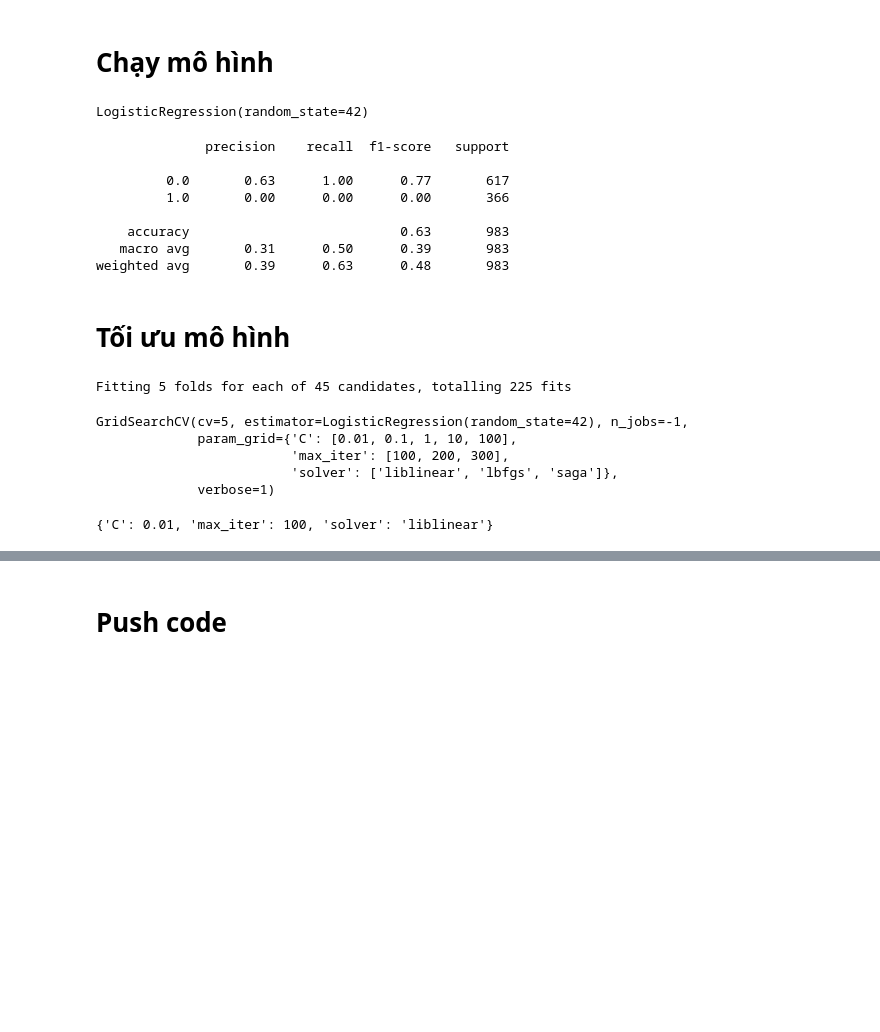
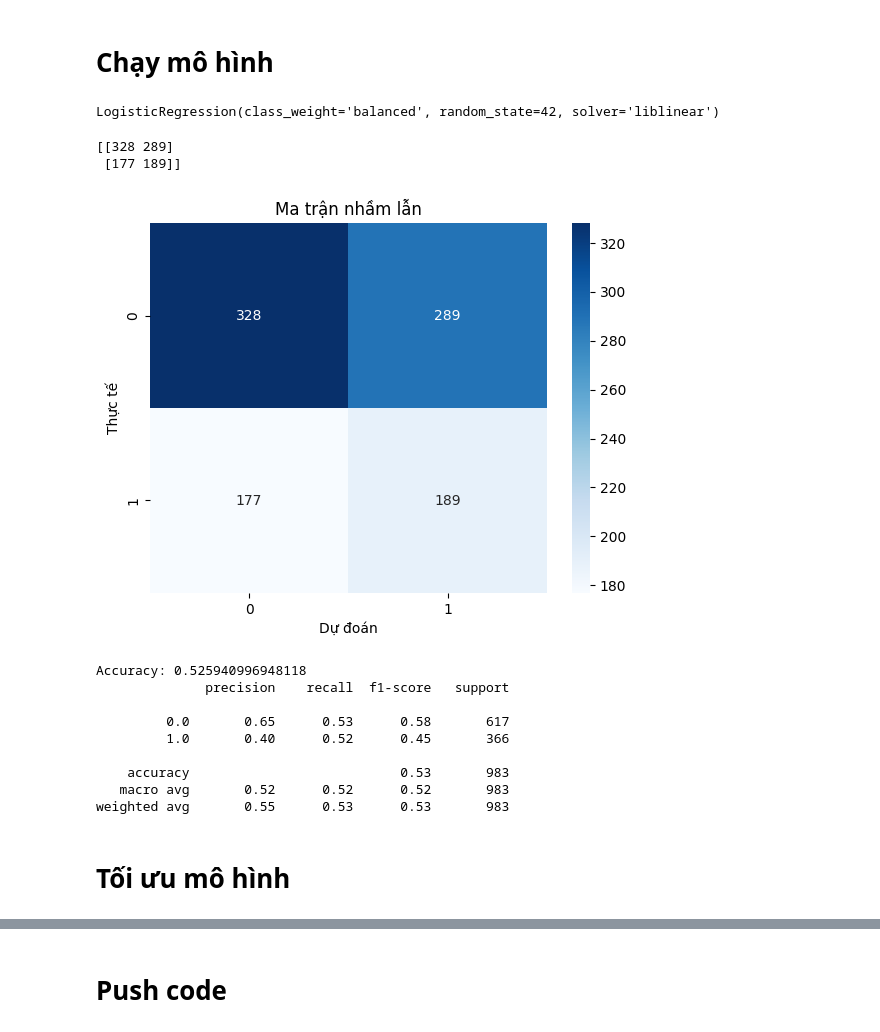
Before and after one commit to A47126/BT-Machine-Learning-Group-7, a Jupyter notebook: water_pota_no_plot.ipynb, the cells around one changed output, grey strips where cells are left out. Saved outputs shown, nothing was run; the diff lists cells and outputs as text; code cells hidden in the pictures; blank space fills up the shorter version.

```diff
--- a/water_pota_no_plot.ipynb
+++ b/water_pota_no_plot.ipynb
@@ -173,22 +174,45 @@ X_test = scaler.transform(X_test)
 # %% [markdown]
 # Chạy mô hình
 # %%
-model = LogisticRegression(random_state=42)
+model = LogisticRegression(class_weight='balanced',solver='liblinear', random_state=42)
+# liblinear thường ổn cho bài toán binary classification và tập dữ liệu không quá lớn.
+# Xem xét thêm class_weight='balanced' để mô hình cân bằng lại ảnh hưởng của từng lớp.
 model.fit(X_train, y_train)
 # %% [output]
-LogisticRegression(random_state=42)
+LogisticRegression(class_weight='balanced', random_state=42, solver='liblinear')
 # %%
 y_pred = model.predict(X_test)
+# %%
+from sklearn.metrics import confusion_matrix
+print(confusion_matrix(y_test, y_pred))
+# %% [output]
+[[328 289]
+ [177 189]]
+# %%
+from sklearn.metrics import confusion_matrix
+import seaborn as sns
+import matplotlib.pyplot as plt
+
+cm = confusion_matrix(y_test, y_pred)
+sns.heatmap(cm, annot=True, fmt='d', cmap='Blues', xticklabels=[0,1], yticklabels=[0,1])
+plt.xlabel('Dự đoán')
+plt.ylabel('Thực tế')
+plt.title('Ma trận nhầm lẫn')
+plt.show()
+# %% [output]
+[figure, added]
 # %%
+print("Accuracy:", accuracy_score(y_test, y_pred))
 print(classification_report(y_test, y_pred))
 # %% [output]
+Accuracy: 0.525940996948118
               precision    recall  f1-score   support
 
-         0.0       0.63      1.00      0.77       617
-         1.0       0.00      0.00      0.00       366
+         0.0       0.65      0.53      0.58       617
+         1.0       0.40      0.52      0.45       366
 
-    accuracy                           0.63       983
-   macro avg       0.31      0.50      0.39       983
-weighted avg       0.39      0.63      0.48       983
+    accuracy                           0.53       983
+   macro avg       0.52      0.52      0.52       983
+weighted avg       0.55      0.53      0.53       983
 # %% [markdown]
 # Tối ưu mô hình
@@ -201,14 +218,0 @@ param_grid = {
-# %%
-grid_search = GridSearchCV(estimator = model, param_grid=param_grid, cv=5, n_jobs=-1, verbose=1)
-grid_search.fit(X_train, y_train)
-# %% [output]
-Fitting 5 folds for each of 45 candidates, totalling 225 fits
-GridSearchCV(cv=5, estimator=LogisticRegression(random_state=42), n_jobs=-1,
-             param_grid={'C': [0.01, 0.1, 1, 10, 100],
-                         'max_iter': [100, 200, 300],
-                         'solver': ['liblinear', 'lbfgs', 'saga']},
-             verbose=1)
-# %%
-grid_search.best_params_
-# %% [output]
-{'C': 0.01, 'max_iter': 100, 'solver': 'liblinear'}
```
Also changed, not shown: parts of 21 cells of this notebook.
